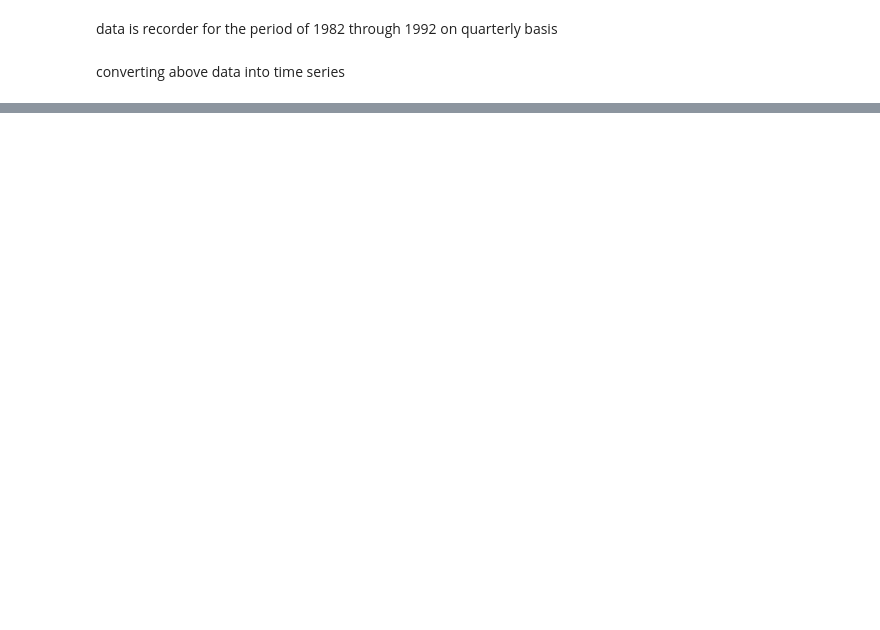
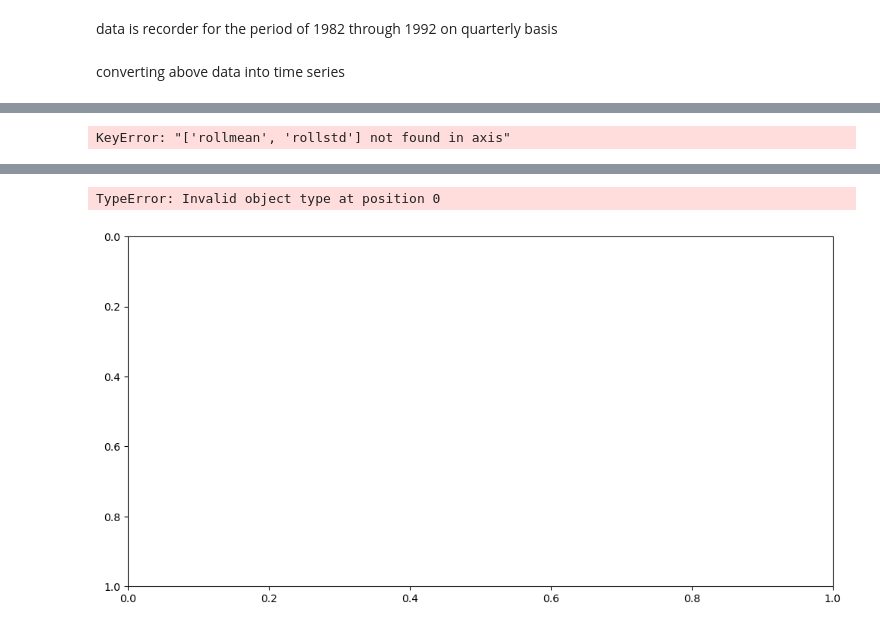
Before and after one commit to j33tu/mtech, a Jupyter notebook: ClassLectures/Sem2/TSF/G2-class1.ipynb, the cells around one changed output, grey strips where cells are left out. Cells and saved outputs as stored; diff of their text form; code cells hidden in the pictures; blank space fills up the shorter version.

```diff
--- a/ClassLectures/Sem2/TSF/G2-class1.ipynb
+++ b/ClassLectures/Sem2/TSF/G2-class1.ipynb
@@ -189,0 +163,17 @@ number of pairs for 2012-May which was 932 is now replaced by value 976.5
+# %%
+df=df1.drop(['rollmean','rollstd'],inplace=True,axis=1)
+# %% [output]
+KeyError: "['rollmean', 'rollstd'] not found in axis"
+# %%
+df1['shift1']=df1.Pax.shift()
+# %%
+df1['diff']=df1['Pax'] - df1['shift1']
+# %%
+def stationary(df,var):
+    plt.figure(figsize=(12, 6))
+    sns.lineplot(data=df,x=df1.index,y=df1.var)
+    sns.lineplot(data=df,x=df1.index,y=df1.var)
+    sns.lineplot(data=df,x=df1.index,y=df1.var)
+# %%
+stationary(df1,'diff')
+# %% [output]
@@ -189,0 +181,2 @@ number of pairs for 2012-May which was 932 is now replaced by value 976.5
+TypeError: Invalid object type at position 0
+[figure, added]
```
Also changed, not shown: parts of 70 cells of this notebook, 43 other files.
